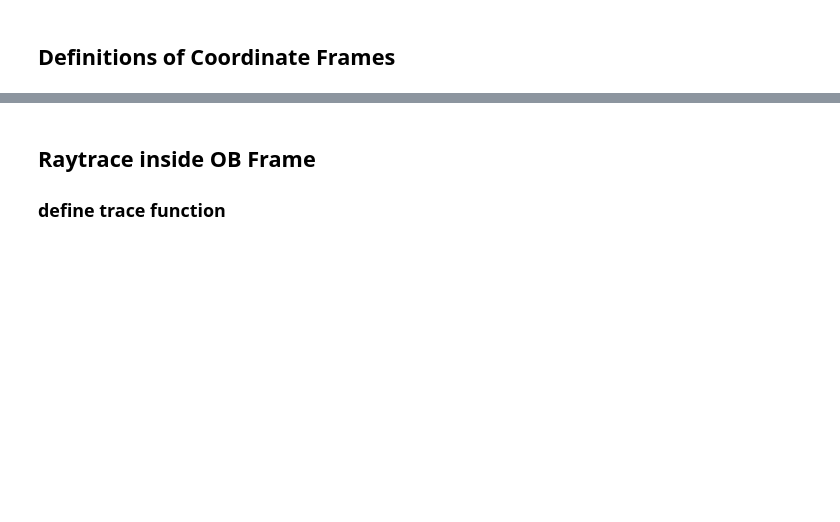
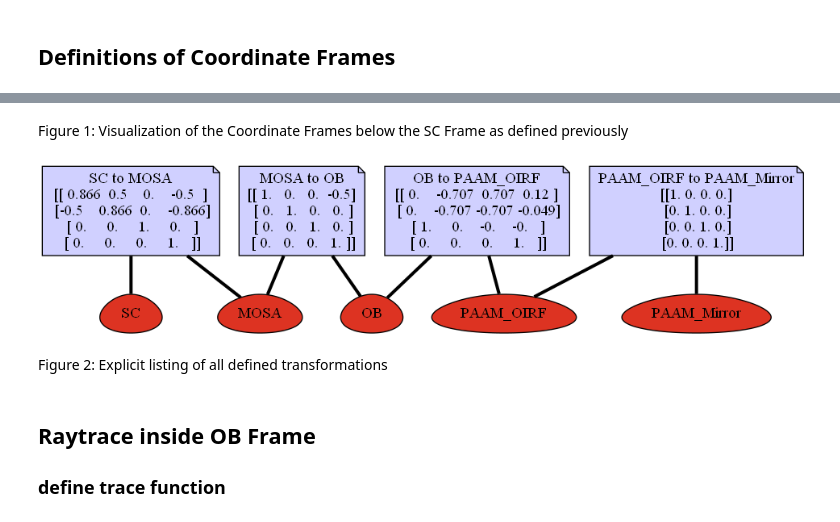
Before and after one commit to eliasbreunig/PAA_analysis, a Jupyter notebook: paa_angles.ipynb, the cells around one changed output, grey strips where cells are left out. Drawn from its saved outputs; the diff is of its cells as text; code cells hidden in the pictures; blank space fills up the shorter version.

```diff
--- a/paa_angles.ipynb
+++ b/paa_angles.ipynb
@@ -98,3 +101,15 @@ sg.write_png("test.png")
+# %% [markdown]
+Figure 1: Visualization of the Coordinate Frames below the SC Frame as defined previously
+# %%
+apply_paam_static_rotation(0.0)
+sg.write_png("test.png")
+
+from IPython.display import Image
+Image("test.png")
+# %% [output]
+[figure, added]
+# %% [markdown]
+Figure 2: Explicit listing of all defined transformations
 # %% [markdown]
 ## Raytrace inside OB Frame
 ### define trace function
```
Also changed, not shown: parts of 8 cells of this notebook, 1 other file.
